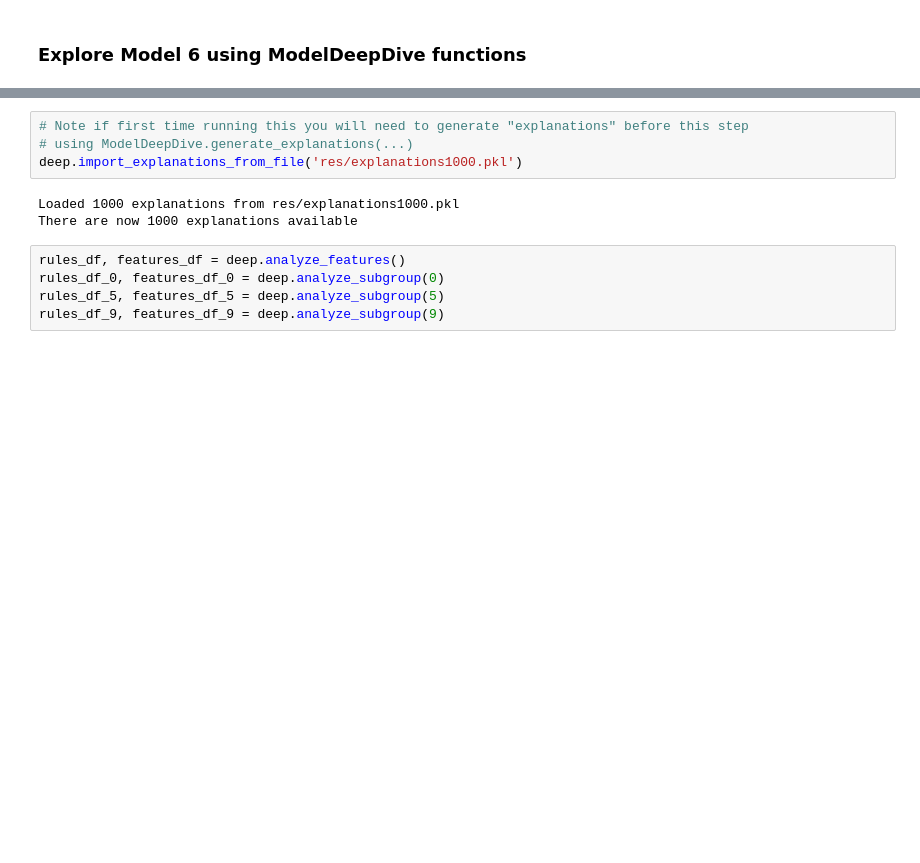
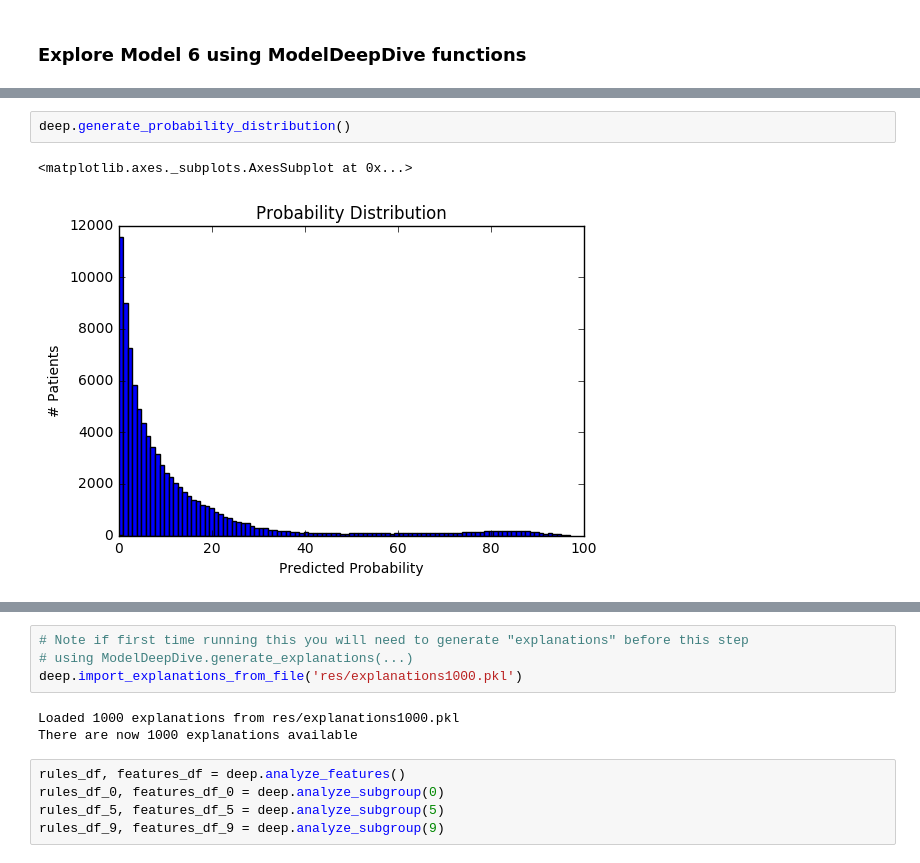
Before and after one commit to milliman/EPI_Machine_Learning, a Jupyter notebook: ModelDeepDive with Model6.ipynb, the cells around one changed output, grey strips where cells are left out. Cells and saved outputs as stored; diff of their text form; blank space fills up the shorter version.

```diff
--- a/ModelDeepDive with Model6.ipynb
+++ b/ModelDeepDive with Model6.ipynb
@@ -125,0 +127,5 @@ deep.generate_calibration_plot()
+# %%
+deep.generate_probability_distribution()
+# %% [output]
+<matplotlib.axes._subplots.AxesSubplot at 0x...>
+[figure, added]
```
Also changed, not shown: parts of 8 cells of this notebook, 2 other files.
